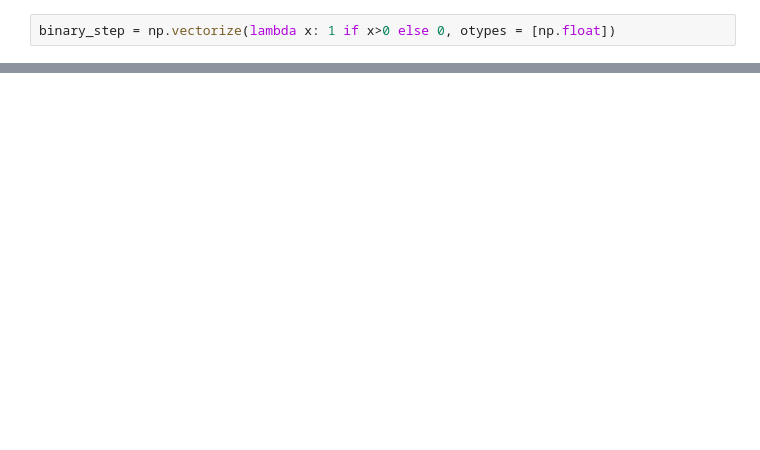
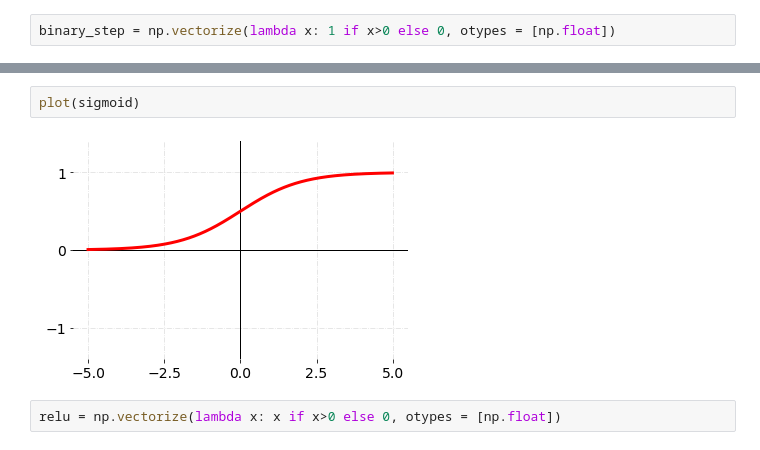
Before and after one commit to JakiaSultana/DLearning, a Jupyter notebook: Activation Functions visualization.ipynb, the cells around one changed output, grey strips where cells are left out. Drawn from its saved outputs; the diff is of its cells as text; blank space fills up the shorter version.

```diff
--- a/Activation Functions visualization.ipynb
+++ b/Activation Functions visualization.ipynb
@@ -39,0 +38,6 @@ plot(binary_step)
+# %%
+plot(sigmoid)
+# %% [output]
+[figure, added]
+# %%
+relu = np.vectorize(lambda x: x if x>0 else 0, otypes = [np.float])
```
Also changed, not shown: parts of 14 cells of this notebook.
